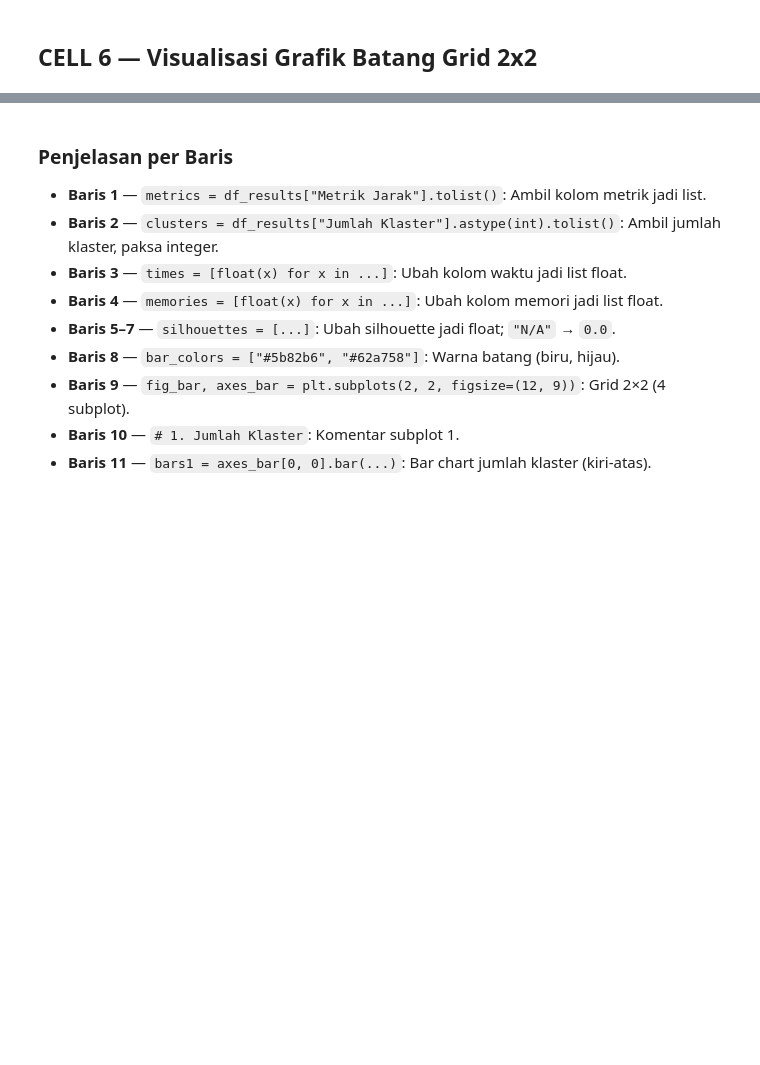
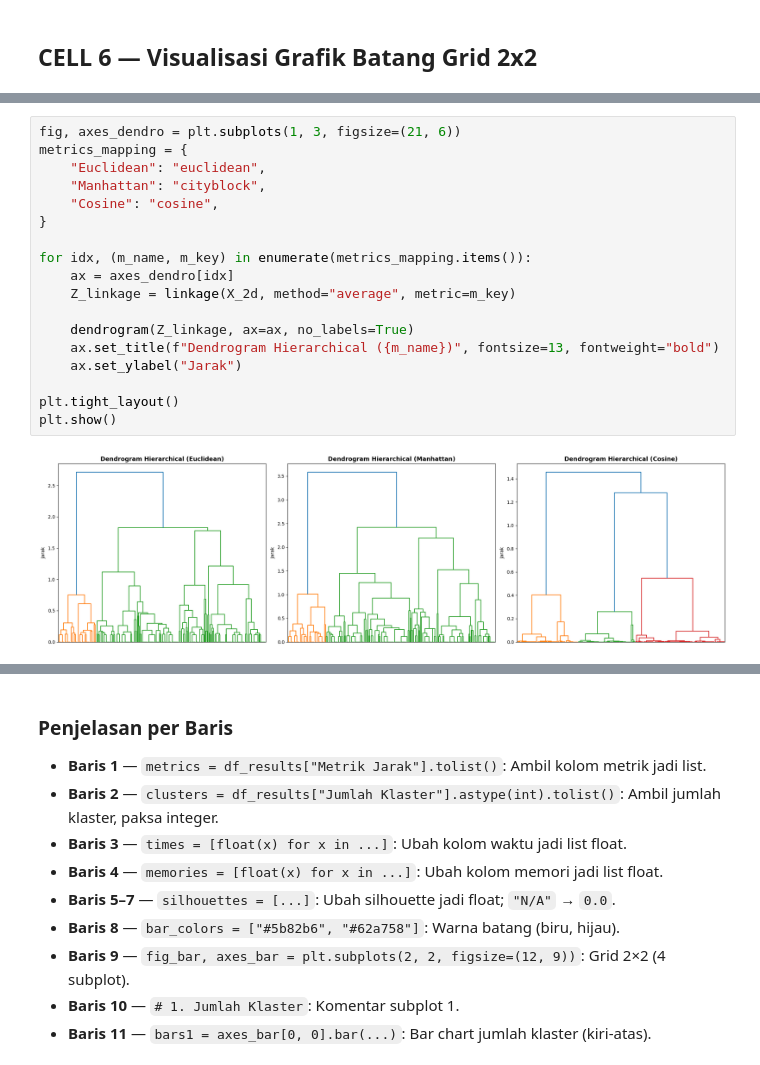
Before and after one commit to Aisyaaswy/Pemrograman_Mesin, a Jupyter notebook: UTS/HDBSCAN.ipynb, the cells around one changed output, grey strips where cells are left out. Cells and saved outputs as stored; diff of their text form; blank space fills up the shorter version.

```diff
--- a/UTS/HDBSCAN.ipynb
+++ b/UTS/HDBSCAN.ipynb
@@ -354,0 +445,20 @@ plt.show()
+# %%
+fig, axes_dendro = plt.subplots(1, 3, figsize=(21, 6))
+metrics_mapping = {
+    "Euclidean": "euclidean",
+    "Manhattan": "cityblock",
+    "Cosine": "cosine",
+}
+
+for idx, (m_name, m_key) in enumerate(metrics_mapping.items()):
+    ax = axes_dendro[idx]
+    Z_linkage = linkage(X_2d, method="average", metric=m_key)
+
+    dendrogram(Z_linkage, ax=ax, no_labels=True)
+    ax.set_title(f"Dendrogram Hierarchical ({m_name})", fontsize=13, fontweight="bold")
+    ax.set_ylabel("Jarak")
+
+plt.tight_layout()
+plt.show()
+# %% [output]
+[figure, added]
```
Also changed, not shown: parts of 10 cells of this notebook.
